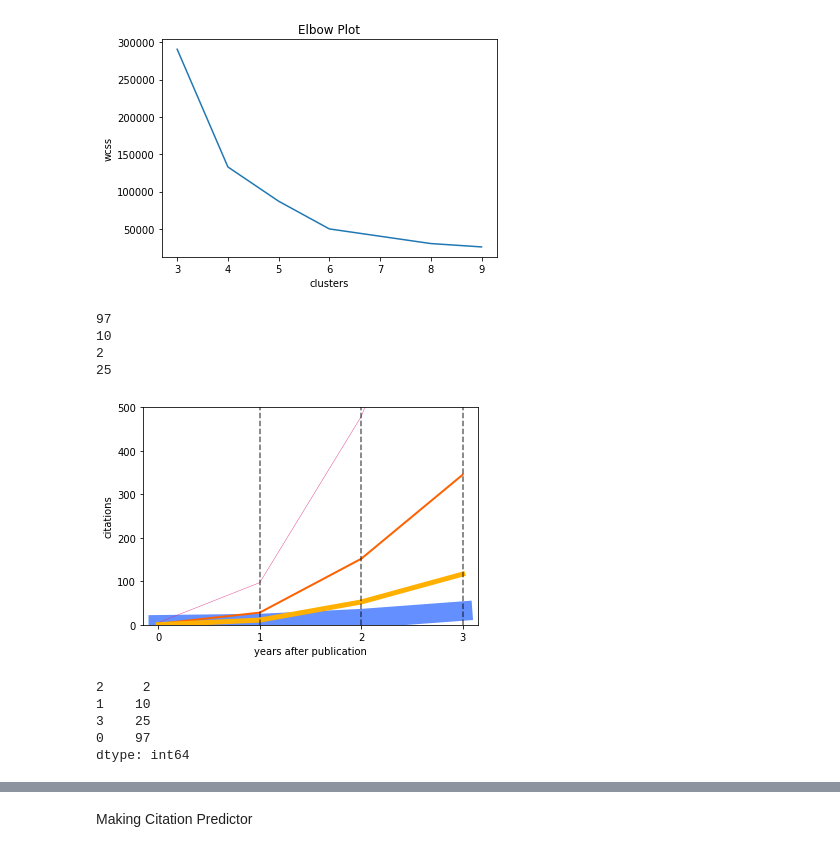
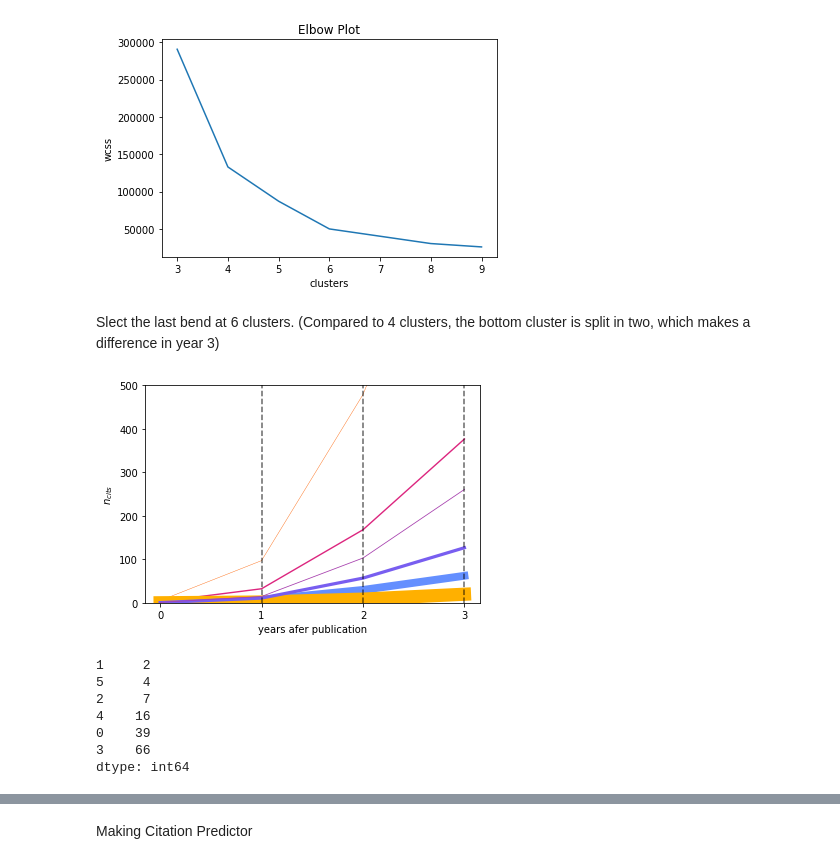
Before and after one commit to daniel-bogdoll/ad_datasets_influence, a Jupyter notebook: 5_analysis.ipynb, the cells around one changed output, grey strips where cells are left out. Drawn from its saved outputs; the diff is of its cells as text; code cells hidden in the pictures.

```diff
--- a/5_analysis.ipynb
+++ b/5_analysis.ipynb
@@ -54,10 +67,11 @@ df_name.to_csv(f'output/retrieved_{len(names)}.csv', index=False, header=False,
 # %%
 class scoring:
+    """For calculating h-indexes and absolut counts of citation-based features"""
     def __init__(self, o_paper, lower_bound, upper_bound, impact_year):
         self.o_paper = o_paper
-        self.lower_bound = o_paper['paperInfo']['year'] - lower_bound
-        self.upper_bound = o_paper['paperInfo']['year'] + upper_bound
-        self.impact_year = impact_year
+        self.lower_bound = o_paper['paperInfo']['year'] - lower_bound # years prior to the publication used for calculating various scores
+        self.upper_bound = o_paper['paperInfo']['year'] + upper_bound # year after publication used for calculating various scores
+        self.impact_year = impact_year # year(s) after publication when we want to know a papers impact
 
     def number_citations_authors(self, author):
         """Returns a list where each entry is the number of citations a paper by a given author had up until the given year. Ignores citations without year resulting in different counts compared to the one given by the API."""
@@ -88,6 +102,7 @@ class scoring:
         return ls_citations
 
     def just_citations(self):
+        """Citation count of a paper prior to impact year and after lower bound"""
         numb_cit = 0
         for paper in self.o_paper['paperInfo']['citations']:
             if paper['year'] is not None and self.o_paper['paperInfo']['year'] + self.impact_year >= paper[
@@ -95,11 +110,11 @@ class scoring:
                         numb_cit += 1
         return numb_cit
 
-    def citations_h3(self):
+    def citations_before_impact(self):
+        #TODO
         numb_cit = 0
         for paper in self.o_paper['paperInfo']['citations']:
-            #print(paper)
-            if paper['year'] is not None and self.o_paper['paperInfo']['year'] + self.upper_bound >= paper[
+            if paper['year'] is not None and self.o_paper['paperInfo']['year'] + self.impact_year >= paper[
                 'year'] >= self.lower_bound:
                         numb_cit += 1
         return numb_cit
@@ -157,4 +147,0 @@ retrieved_data[6]['paperInfo']['citations'][4]
-# %%
-# 6 - camvid has some problem returns nones
-for paper in retrieved_data:
-    print(paper['id'], paper['citationCount'])
@@ -302,30 +210,25 @@ plt.show()
 # %% [output]
 [figure]
+# %% [markdown]
+Slect the last bend at 6 clusters. (Compared to 4 clusters, the bottom cluster is split in two, which makes a difference in year 3)
 # %%
-kmeans = KMeans(n_clusters=4, random_state=0).fit(data)
+kmeans = KMeans(n_clusters=6, random_state=0).fit(data)
 clusters = kmeans.cluster_centers_
 colors = ['#648fff', '#fe6100', '#dc267f', '#ffb000', '#785ef0', '#A740AE'] #
 labels = pd.Series(kmeans.labels_)
 labels = labels.value_counts(ascending=True).sort_index()
 for label, cluster in enumerate(clusters):
     plt.plot([*range(0, cluster.shape[0])], cluster, alpha=1, label=label, color=colors[label] ,lw=labels.iloc[label]/5)
-    print(labels.iloc[label])
+    #print(labels.iloc[label])
 y_lim = 500
 plt.ylim(0, y_lim)
 plt.vlines(1, 0, y_lim, colors='black', linestyles='dashed', alpha=0.6)
 plt.vlines(2, 0, y_lim, colors='black', linestyles='dashed', alpha=0.6)
 plt.vlines(3, 0, y_lim, colors='black', linestyles='dashed', alpha=0.6)
 plt.xticks([*range(0, cluster.shape[0])])
-plt.ylabel('citations')
-plt.xlabel('years after publication')
-#plt.title('Centers of Clusters from k-Means')
+plt.xlabel('years afer publication')
+plt.ylabel('$n_{cits}$')
 plt.savefig('output/citations_clustering.pdf', bbox_inches='tight')
-#plt.legend()
-#plt.hlines(50, 0, 5, linestyles='dashed', color='black')
 plt.show()
 # %% [output]
-97
-10
-2
-25
-[figure, old version]
+[figure, new version]
@@ -335,8 +236,10 @@ plt.show()
 labels = pd.Series(kmeans.labels_)
 labels.value_counts(ascending=True)
 # %% [output]
-2     2
-1    10
-3    25
-0    97
+1     2
+5     4
+2     7
+4    16
+0    39
+3    66
 dtype: int64
```
Also changed, not shown: parts of 68 cells of this notebook, 3 other files.
